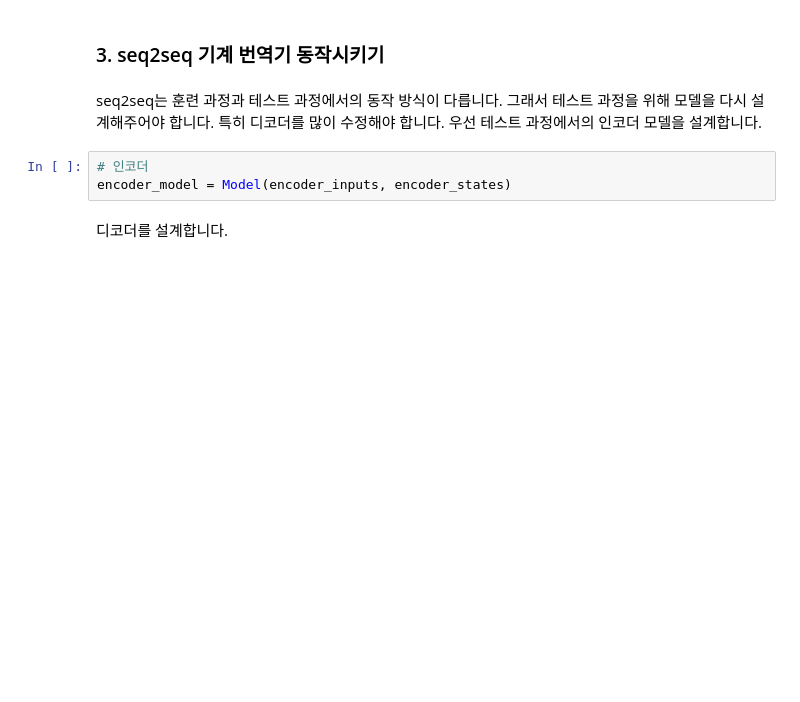
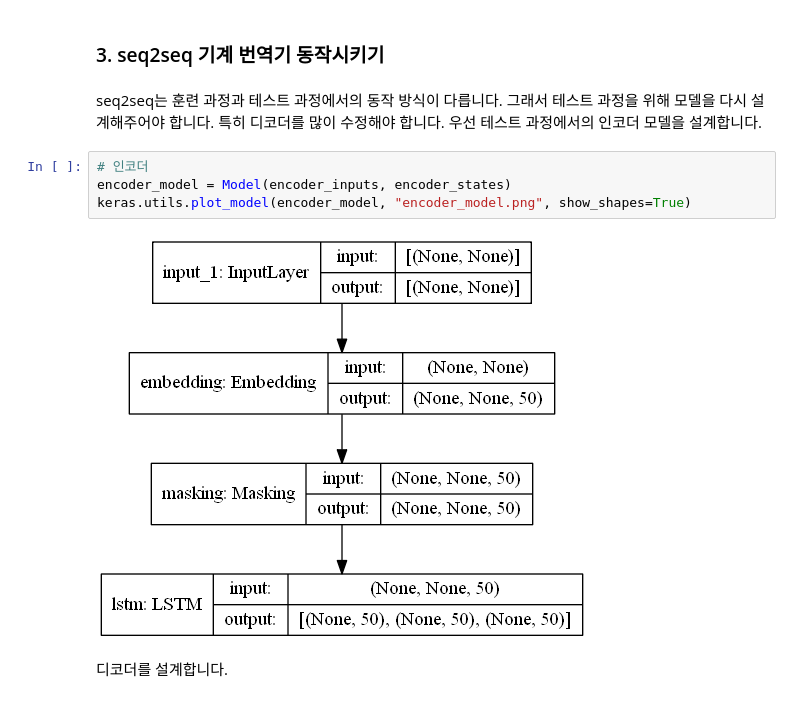
Before and after one commit to imguru-mooc/nlp_nighttime, a Jupyter notebook: nlp_4_source/5_기계번역.ipynb, the cells around one changed output. Saved outputs shown, nothing was run; the diff lists cells and outputs as text; blank space fills up the shorter version.

```diff
--- a/nlp_4_source/5_기계번역.ipynb
+++ b/nlp_4_source/5_기계번역.ipynb
@@ -708,6 +720,9 @@ seq2seq는 훈련 과정과 테스트 과정에서의 동작 방식이 다릅니
 # %%
 # 인코더
 encoder_model = Model(encoder_inputs, encoder_states)
+keras.utils.plot_model(encoder_model, "encoder_model.png", show_shapes=True)
+# %% [output]
+[figure, added]
 # %% [markdown]
 디코더를 설계합니다.
 # %%
```
Also changed, not shown: parts of 16 cells of this notebook, 1 other file.
